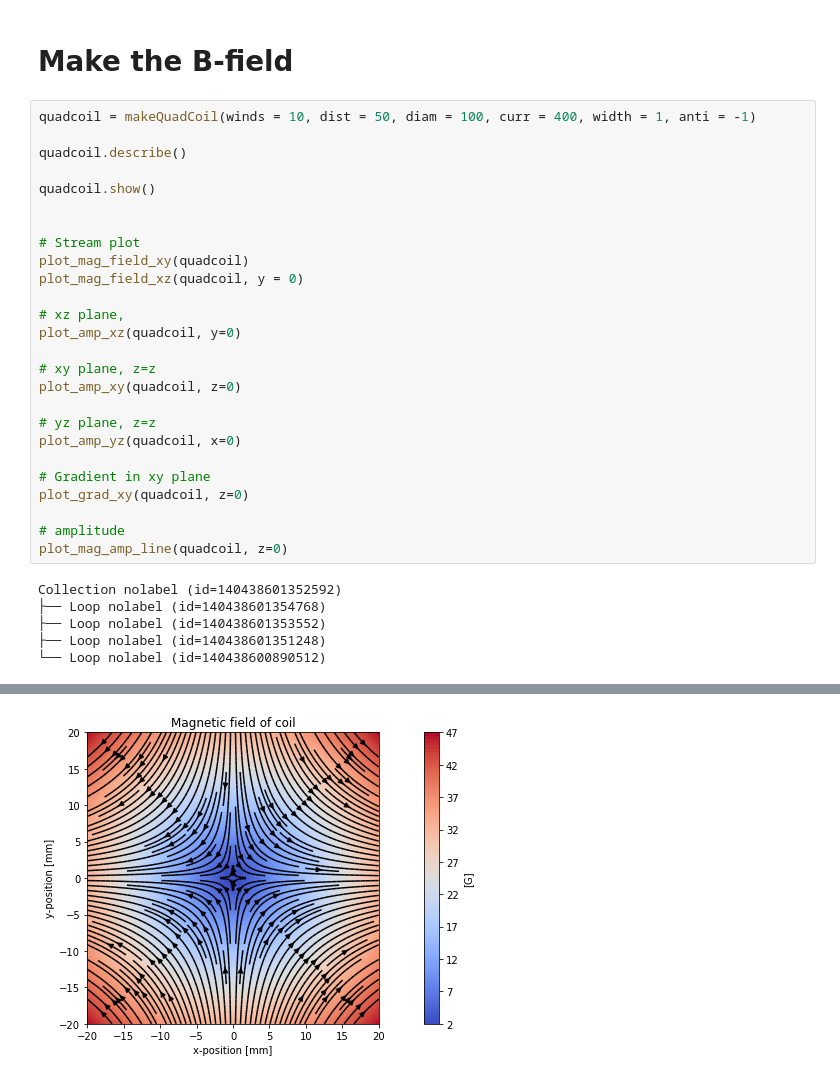
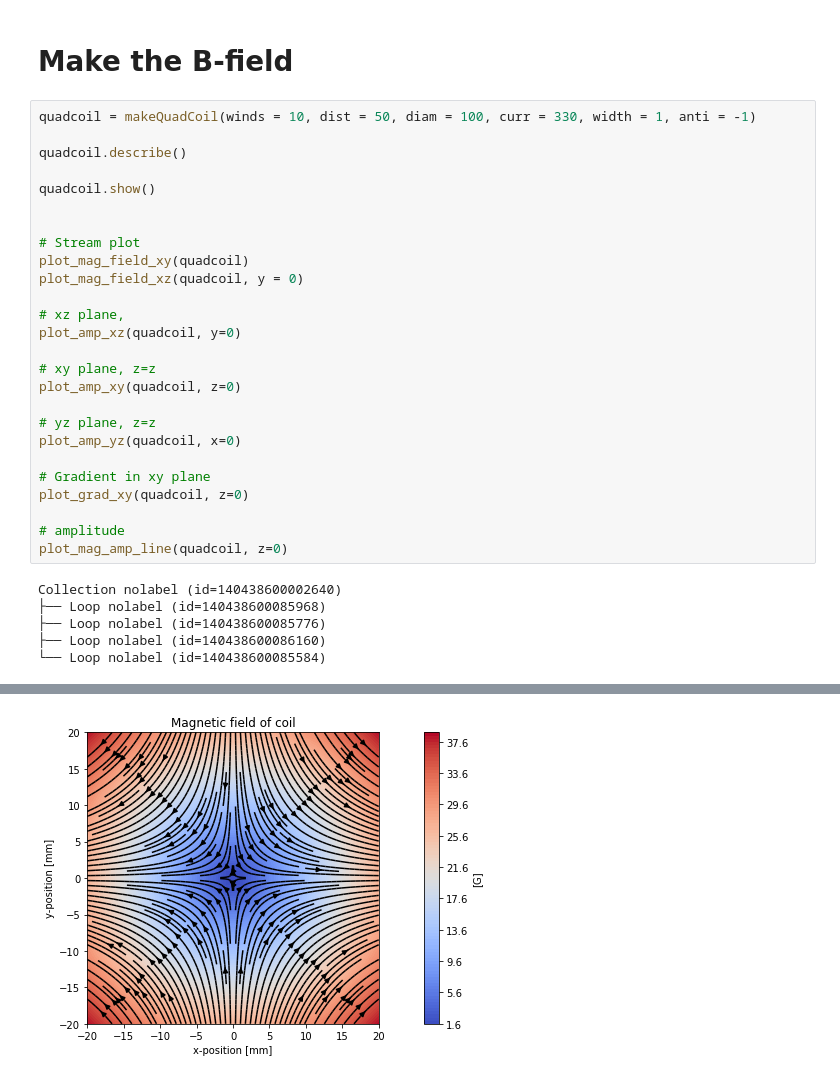
Before and after one commit to christianhnunez/MOT_SIM, a Jupyter notebook: CoilCreator.ipynb, the cells around one changed output, grey strips where cells are left out. Saved outputs shown, nothing was run; the diff lists cells and outputs as text.

```diff
--- a/CoilCreator.ipynb
+++ b/CoilCreator.ipynb
@@ -257,36 +257,36 @@ def plot_grad_xy(coil1, z):
 # %% [markdown]
 # Make the B-field
 # %%
-quadcoil = makeQuadCoil(winds = 10, dist = 50, diam = 100, curr = 400, width = 1, anti = -1)
+quadcoil = makeQuadCoil(winds = 10, dist = 50, diam = 100, curr = 330, width = 1, anti = -1)
 
 quadcoil.describe()
 
 quadcoil.show()
 
 
 # Stream plot
 plot_mag_field_xy(quadcoil)
 plot_mag_field_xz(quadcoil, y = 0)
 
 # xz plane,
 plot_amp_xz(quadcoil, y=0)
 
 # xy plane, z=z
 plot_amp_xy(quadcoil, z=0)
 
 # yz plane, z=z
 plot_amp_yz(quadcoil, x=0)
 
 # Gradient in xy plane
 plot_grad_xy(quadcoil, z=0)
 
 # amplitude
 plot_mag_amp_line(quadcoil, z=0)
 # %% [output]
-Collection nolabel (id=140438601352592)
-├── Loop nolabel (id=140438601354768)
-├── Loop nolabel (id=140438601353552)
-├── Loop nolabel (id=140438601351248)
-└── Loop nolabel (id=140438600890512)
+Collection nolabel (id=140438600002640)
+├── Loop nolabel (id=140438600085968)
+├── Loop nolabel (id=140438600085776)
+├── Loop nolabel (id=140438600086160)
+└── Loop nolabel (id=140438600085584)
 [figure]
-[figure, old version]
+[figure, new version]
```
Also changed, not shown: parts of 1 cell of this notebook, 1 other file.
